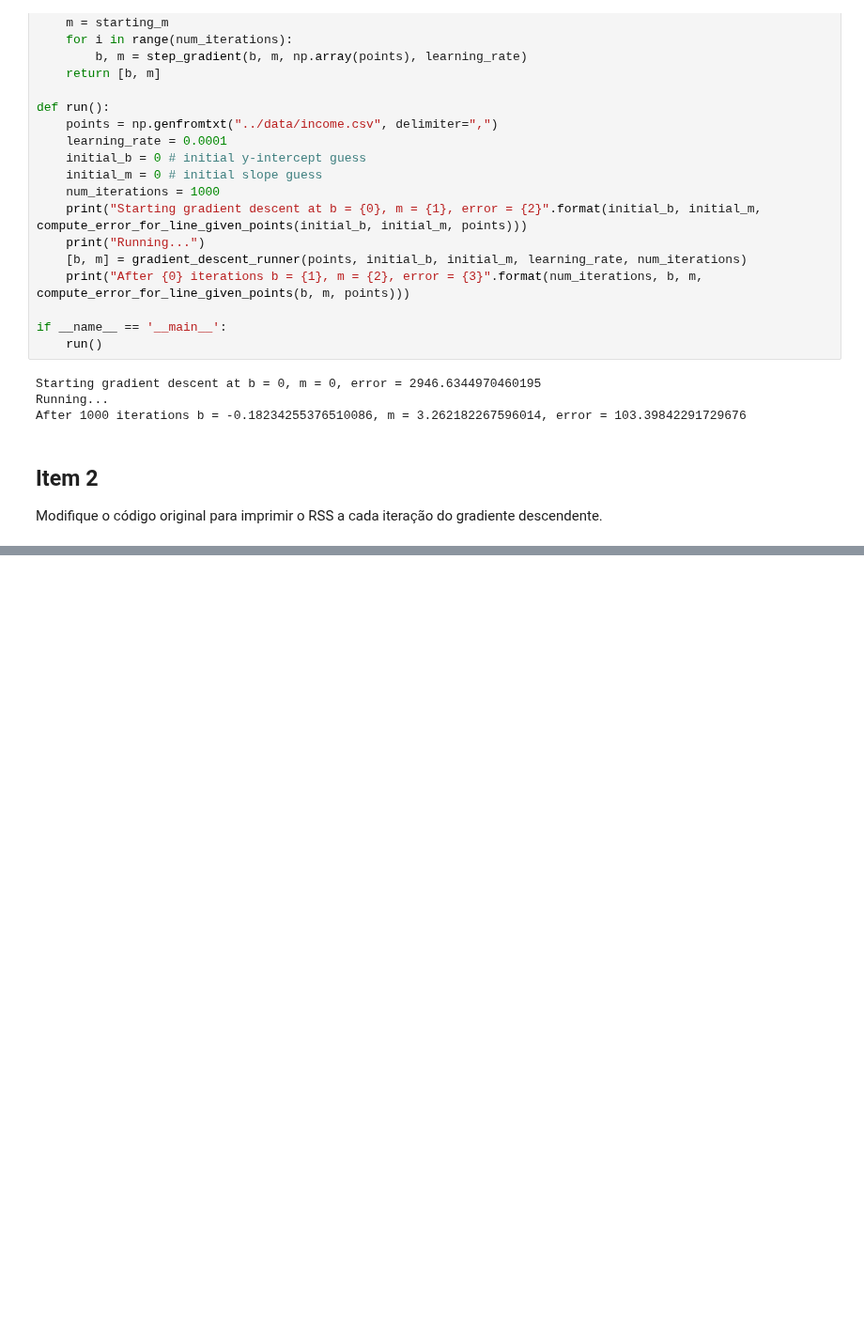
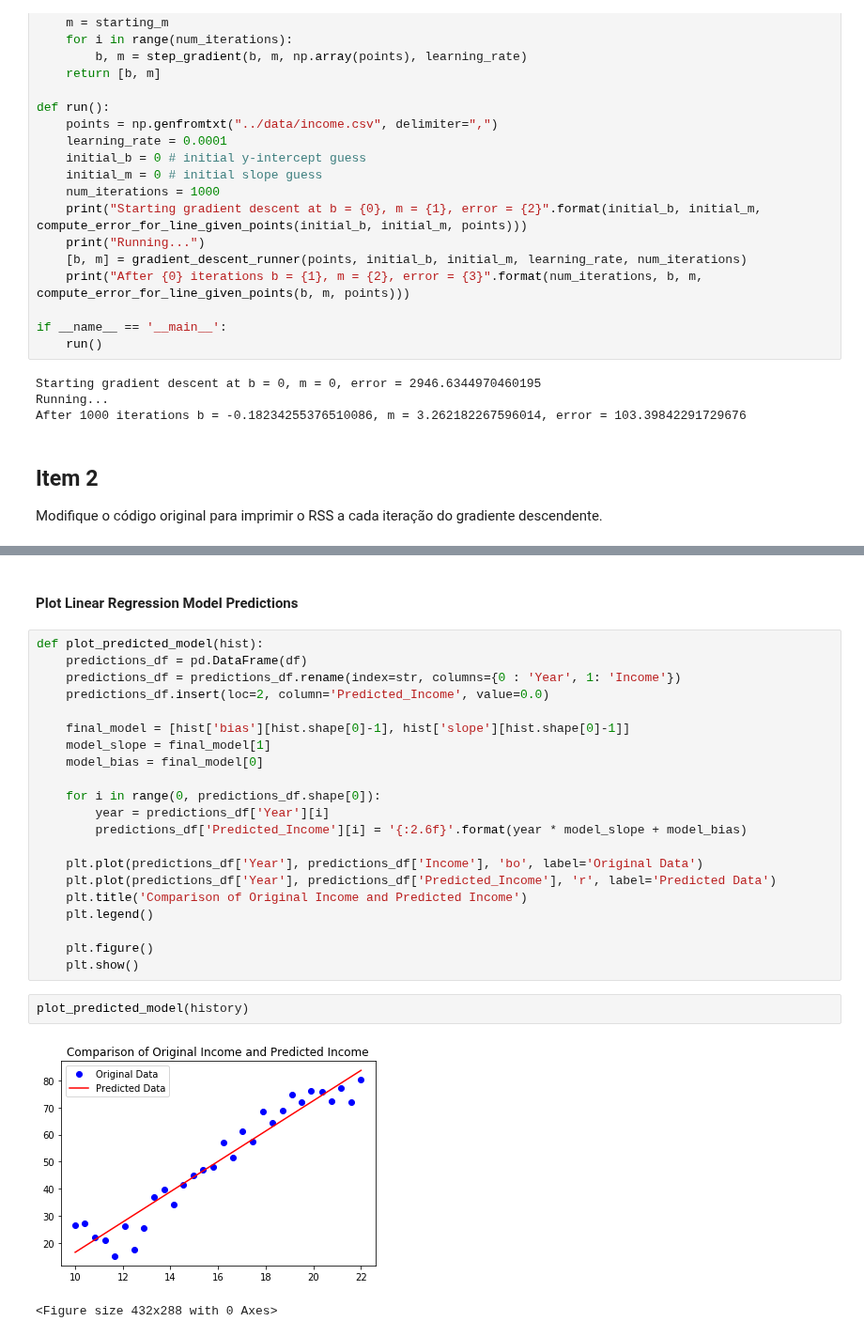
Before and after one commit to guilhermemg/ml-mestrado, a Jupyter notebook: notebooks/assignment-1.ipynb, the cells around one changed output, grey strips where cells are left out. Shown at 94% size. Cells and saved outputs as stored; diff of their text form; blank space fills up the shorter version.

```diff
--- a/notebooks/assignment-1.ipynb
+++ b/notebooks/assignment-1.ipynb
@@ -186,0 +208,28 @@ plt.show()
+# %% [markdown]
+#### Plot Linear Regression Model Predictions
+# %%
+def plot_predicted_model(hist):
+    predictions_df = pd.DataFrame(df)
+    predictions_df = predictions_df.rename(index=str, columns={0 : 'Year', 1: 'Income'})
+    predictions_df.insert(loc=2, column='Predicted_Income', value=0.0)
+
+    final_model = [hist['bias'][hist.shape[0]-1], hist['slope'][hist.shape[0]-1]]
+    model_slope = final_model[1]
+    model_bias = final_model[0]
+
+    for i in range(0, predictions_df.shape[0]):
+        year = predictions_df['Year'][i]
+        predictions_df['Predicted_Income'][i] = '{:2.6f}'.format(year * model_slope + model_bias)
+
+    plt.plot(predictions_df['Year'], predictions_df['Income'], 'bo', label='Original Data')
+    plt.plot(predictions_df['Year'], predictions_df['Predicted_Income'], 'r', label='Predicted Data')
+    plt.title('Comparison of Original Income and Predicted Income')
+    plt.legend()
+
+    plt.figure()
+    plt.show()
+# %%
+plot_predicted_model(history)
+# %% [output]
+[figure, added]
+<Figure size 432x288 with 0 Axes>
```
Also changed, not shown: parts of 11 cells of this notebook.
